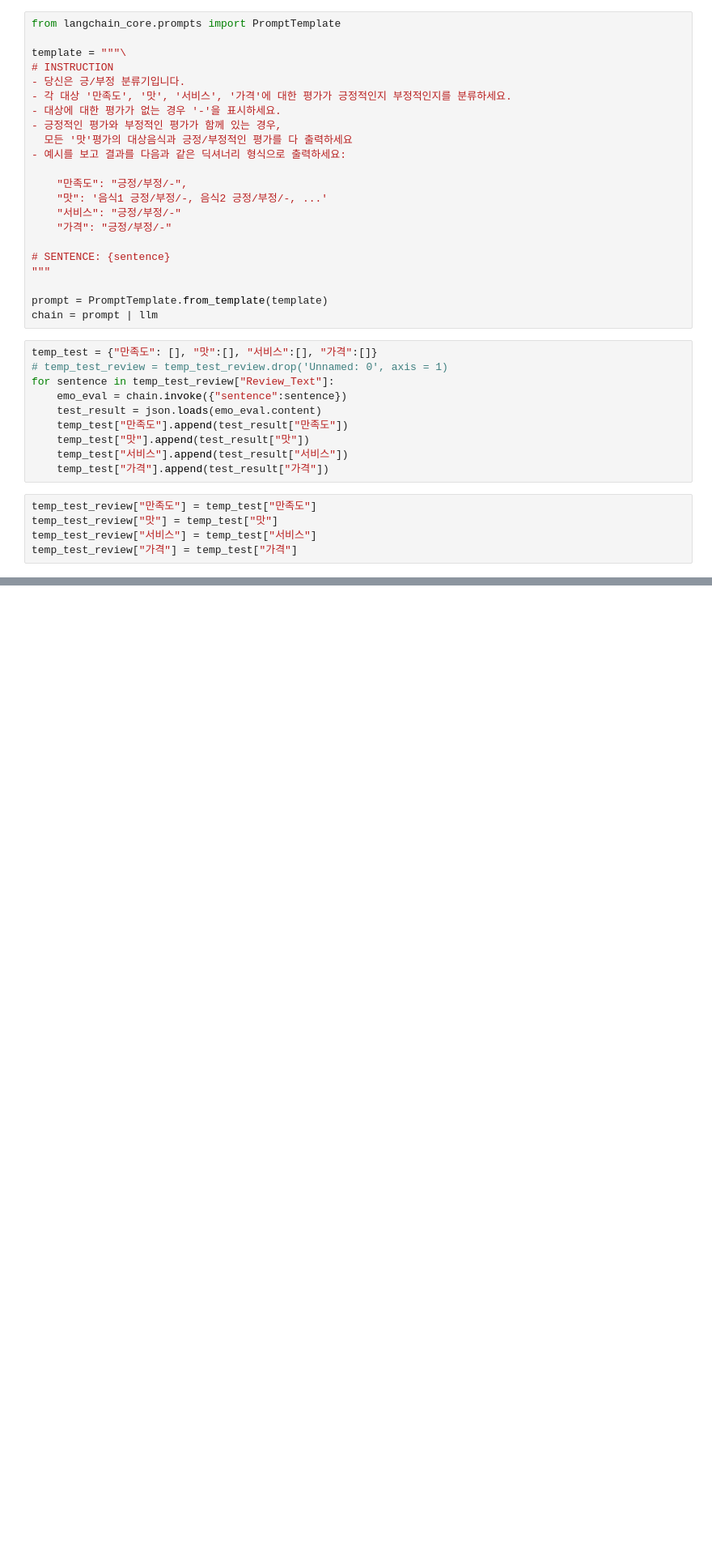
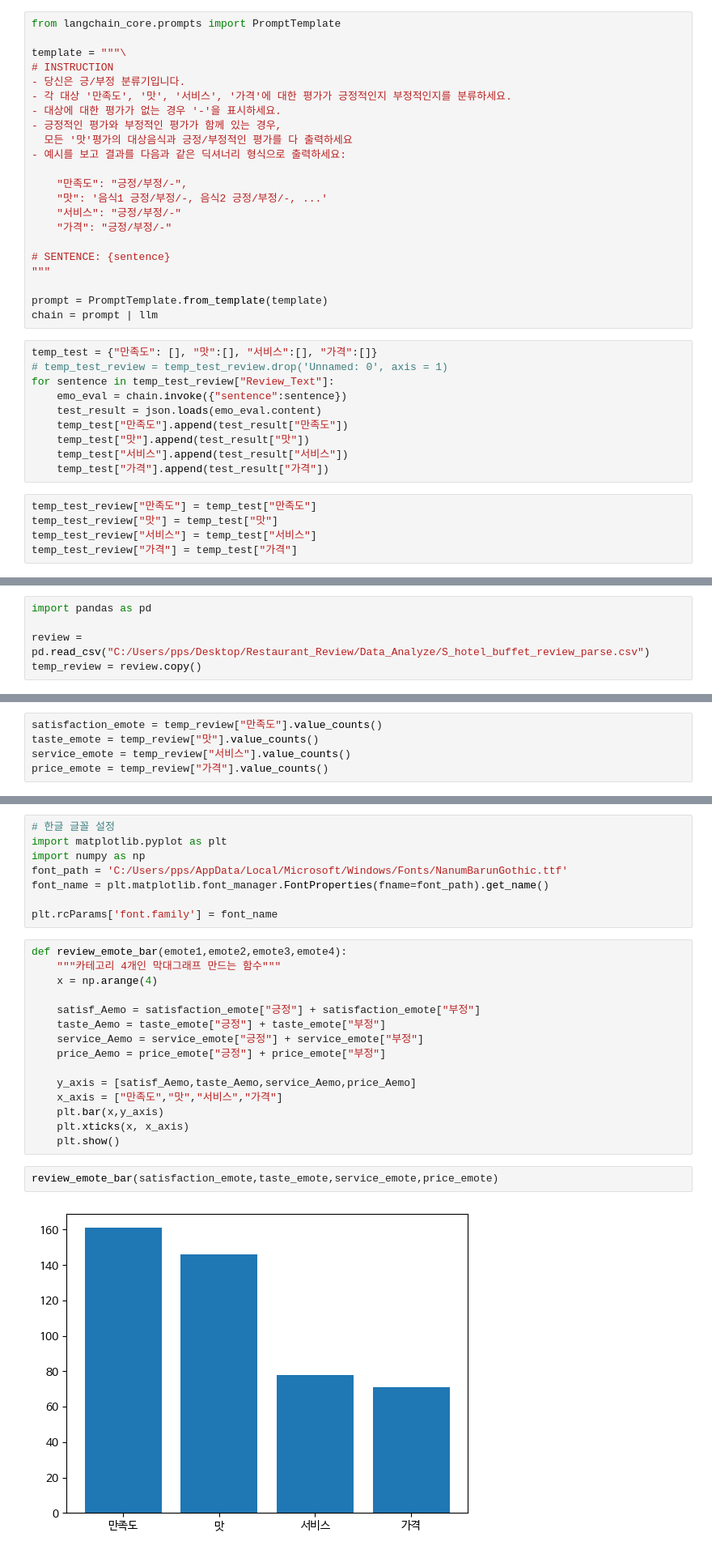
Before and after one commit to baedori99/Restaurant_Review, a Jupyter notebook: Data_Analyze/data_analyzer.ipynb, the cells around one changed output, grey strips where cells are left out. Shown at 81% size. Saved outputs shown, nothing was run; the diff lists cells and outputs as text; blank space fills up the shorter version.

```diff
--- a/Data_Analyze/data_analyzer.ipynb
+++ b/Data_Analyze/data_analyzer.ipynb
@@ -212,0 +531,5 @@ temp_test_review.head()
+# %%
+import pandas as pd
+
+review = pd.read_csv("C:/Users/pps/Desktop/Restaurant_Review/Data_Analyze/S_hotel_buffet_review_parse.csv")
+temp_review = review.copy()
@@ -212,0 +538,5 @@ temp_test_review.head()
+# %%
+satisfaction_emote = temp_review["만족도"].value_counts()
+taste_emote = temp_review["맛"].value_counts()
+service_emote = temp_review["서비스"].value_counts()
+price_emote = temp_review["가격"].value_counts()
@@ -212,0 +571,27 @@ temp_test_review.head()
+# %%
+# 한글 글꼴 설정
+import matplotlib.pyplot as plt
+import numpy as np
+font_path = 'C:/Users/pps/AppData/Local/Microsoft/Windows/Fonts/NanumBarunGothic.ttf'
+font_name = plt.matplotlib.font_manager.FontProperties(fname=font_path).get_name()
+
+plt.rcParams['font.family'] = font_name
+# %%
+def review_emote_bar(emote1,emote2,emote3,emote4):
+    """카테고리 4개인 막대그래프 만드는 함수"""
+    x = np.arange(4)
+
+    satisf_Aemo = satisfaction_emote["긍정"] + satisfaction_emote["부정"]
+    taste_Aemo = taste_emote["긍정"] + taste_emote["부정"]
+    service_Aemo = service_emote["긍정"] + service_emote["부정"]
+    price_Aemo = price_emote["긍정"] + price_emote["부정"]
+
+    y_axis = [satisf_Aemo,taste_Aemo,service_Aemo,price_Aemo]
+    x_axis = ["만족도","맛","서비스","가격"]
+    plt.bar(x,y_axis)
+    plt.xticks(x, x_axis)
+    plt.show()
+# %%
+review_emote_bar(satisfaction_emote,taste_emote,service_emote,price_emote)
+# %% [output]
+[figure, added]
```
Also changed, not shown: parts of 70 cells of this notebook, 2 other files.
